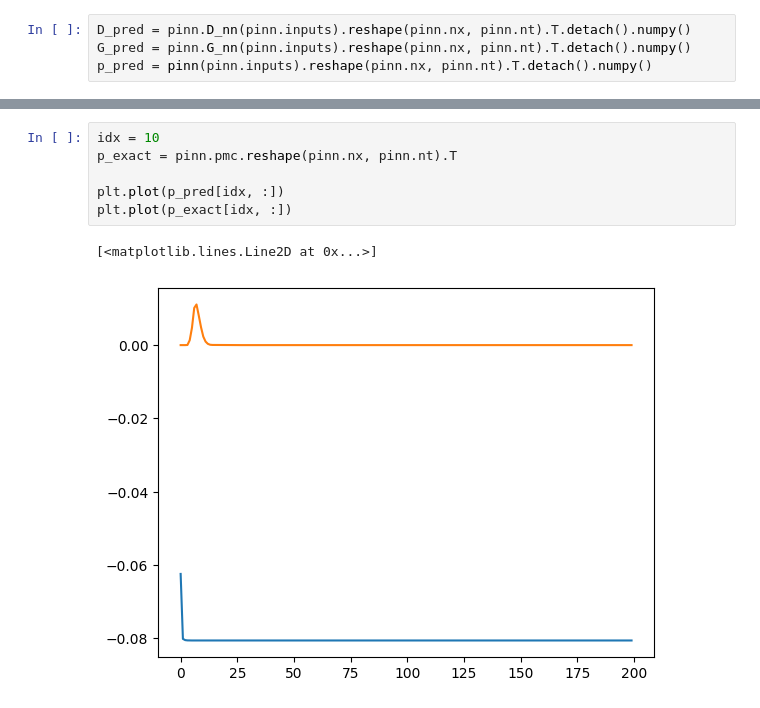
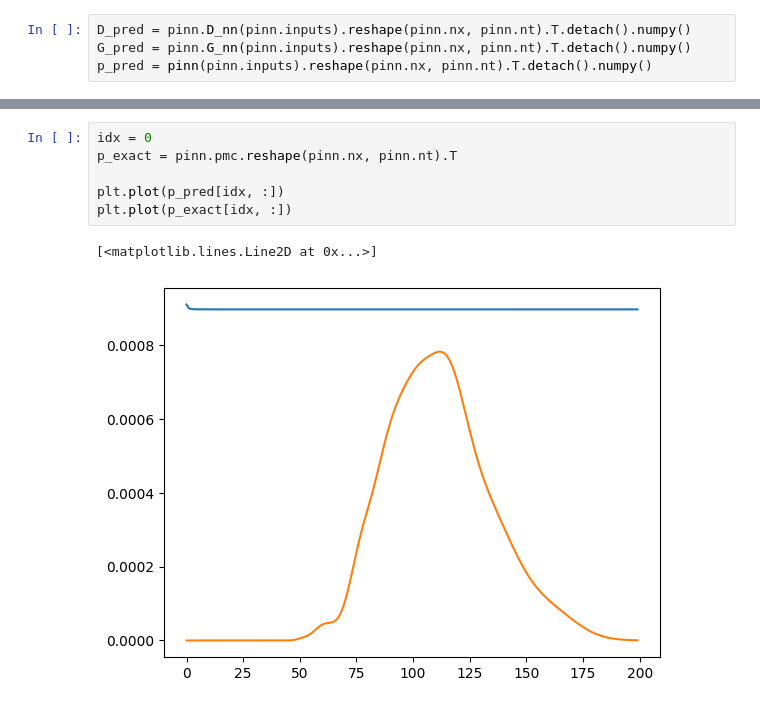
Before and after one commit to honglizhaobob/dl-hidimuq, a Jupyter notebook: code/LinearOscillator/python/PINN_test2.ipynb, the cells around one changed output, grey strips where cells are left out. Cells and saved outputs as stored; diff of their text form.

```diff
--- a/code/LinearOscillator/python/PINN_test2.ipynb
+++ b/code/LinearOscillator/python/PINN_test2.ipynb
@@ -56,9 +71,9 @@ plt.contourf(G_pred)
 # %%
-idx = 10
+idx = 0
 p_exact = pinn.pmc.reshape(pinn.nx, pinn.nt).T
 
 plt.plot(p_pred[idx, :])
 plt.plot(p_exact[idx, :])
 # %% [output]
 [<matplotlib.lines.Line2D at 0x...>]
-[figure, old version]
+[figure, new version]
```
Also changed, not shown: parts of 3 cells of this notebook, 7 other files.
